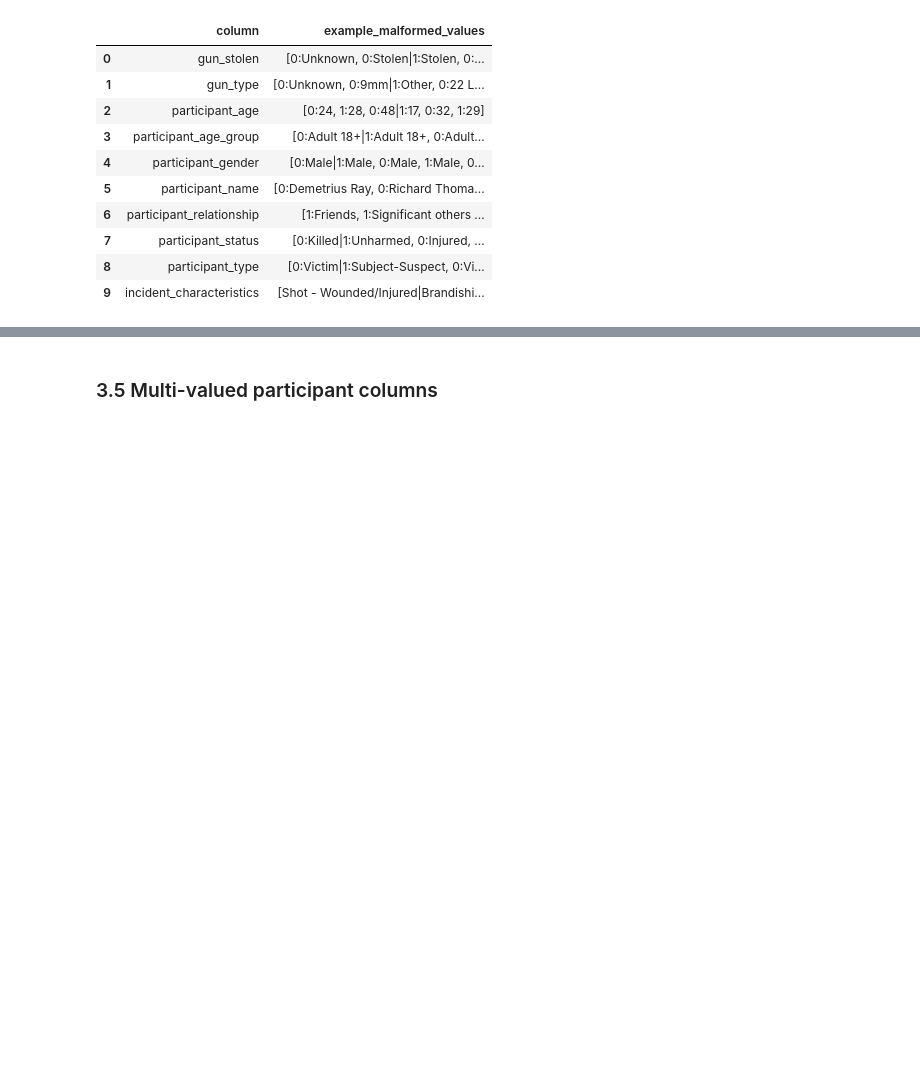
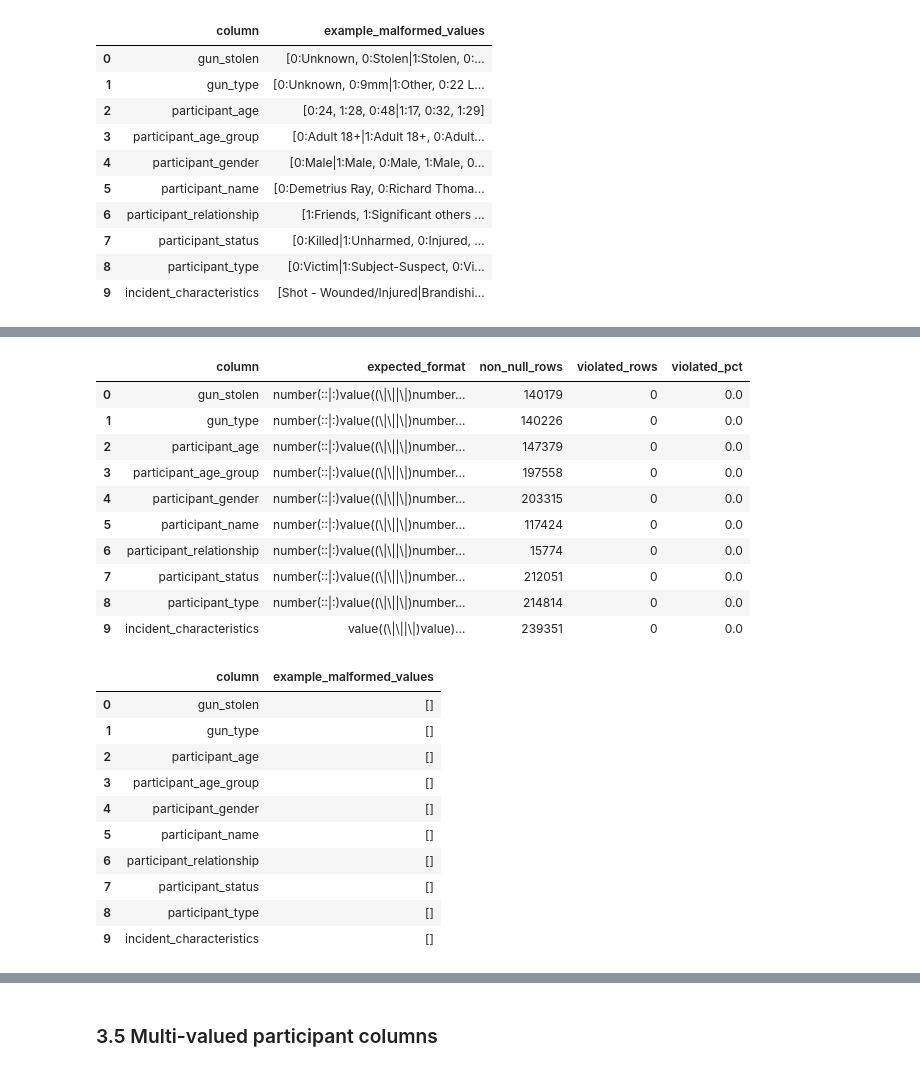
Before and after one commit to Neukz/gun-violence-analysis, a Jupyter notebook: 01_problem_and_data_understanding.ipynb, the cells around one changed output, grey strips where cells are left out. Saved outputs shown, nothing was run; the diff lists cells and outputs as text; code cells hidden in the pictures; blank space fills up the shorter version.

```diff
--- a/01_problem_and_data_understanding.ipynb
+++ b/01_problem_and_data_understanding.ipynb
@@ -409,0 +424,69 @@ display(format_examples)
+# %%
+lenient_indexed_pair_pattern = re.compile(r'^\d+:{1,2}[^|]+(?:\|{1,2}\d+:{1,2}[^|]+)*$')
+lenient_label_list_pattern = re.compile(r'^[^|]+(?:\|{1,2}[^|]+)*$')
+
+lenient_summary_rows = []
+lenient_example_rows = []
+
+for col in indexed_pair_cols:
+    s = df[col].dropna().astype(str).str.strip()
+    bad = s[~s.str.match(lenient_indexed_pair_pattern)]
+
+    lenient_summary_rows.append({
+        'column': col,
+        'expected_format': 'number(::|:)value((\|\||\|)number(::|:)value)...',
+        'non_null_rows': len(s),
+        'violated_rows': int(len(bad)),
+        'violated_pct': round((len(bad) / len(s) * 100) if len(s) else 0.0, 2)
+    })
+
+    lenient_example_rows.append({
+        'column': col,
+        'example_malformed_values': bad.drop_duplicates().head(5).tolist()
+    })
+
+col = 'incident_characteristics'
+s = df[col].dropna().astype(str).str.strip()
+bad = s[~s.str.match(lenient_label_list_pattern)]
+
+lenient_summary_rows.append({
+    'column': col,
+    'expected_format': 'value((\|\||\|)value)...',
+    'non_null_rows': len(s),
+    'violated_rows': int(len(bad)),
+    'violated_pct': round((len(bad) / len(s) * 100) if len(s) else 0.0, 2)
+})
+
+lenient_example_rows.append({
+    'column': col,
+    'example_malformed_values': bad.drop_duplicates().head(5).tolist()
+})
+
+lenient_format_summary = pd.DataFrame(lenient_summary_rows).sort_values('violated_rows', ascending=False)
+lenient_format_examples = pd.DataFrame(lenient_example_rows)
+
+display(lenient_format_summary)
+display(lenient_format_examples)
+# %% [output]
+|  | column | expected_format | non_null_rows | violated_rows | violated_pct |
+| 0 | gun_stolen | number(::|:)value((\|\||\|)number... | 140179 | 0 | 0.0 |
+| 1 | gun_type | number(::|:)value((\|\||\|)number... | 140226 | 0 | 0.0 |
+| 2 | participant_age | number(::|:)value((\|\||\|)number... | 147379 | 0 | 0.0 |
+| 3 | participant_age_group | number(::|:)value((\|\||\|)number... | 197558 | 0 | 0.0 |
+| 4 | participant_gender | number(::|:)value((\|\||\|)number... | 203315 | 0 | 0.0 |
+| 5 | participant_name | number(::|:)value((\|\||\|)number... | 117424 | 0 | 0.0 |
+| 6 | participant_relationship | number(::|:)value((\|\||\|)number... | 15774 | 0 | 0.0 |
+| 7 | participant_status | number(::|:)value((\|\||\|)number... | 212051 | 0 | 0.0 |
+| 8 | participant_type | number(::|:)value((\|\||\|)number... | 214814 | 0 | 0.0 |
+| 9 | incident_characteristics | value((\|\||\|)value)... | 239351 | 0 | 0.0 |
+|  | column | example_malformed_values |
+| 0 | gun_stolen | [] |
+| 1 | gun_type | [] |
+| 2 | participant_age | [] |
+| 3 | participant_age_group | [] |
+| 4 | participant_gender | [] |
+| 5 | participant_name | [] |
+| 6 | participant_relationship | [] |
+| 7 | participant_status | [] |
+| 8 | participant_type | [] |
+| 9 | incident_characteristics | [] |
```
Also changed, not shown: parts of 5 cells of this notebook, 11 other files.
